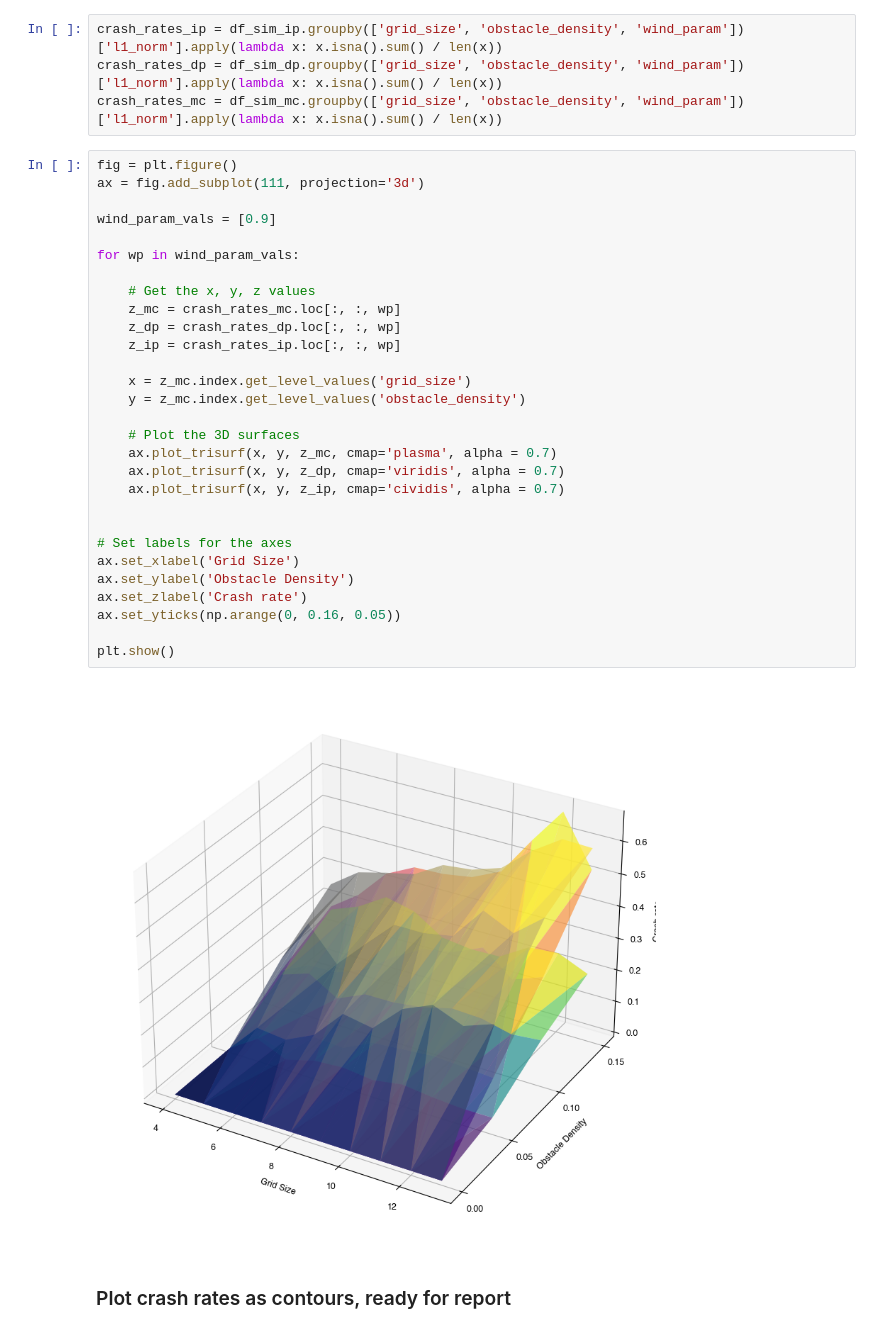
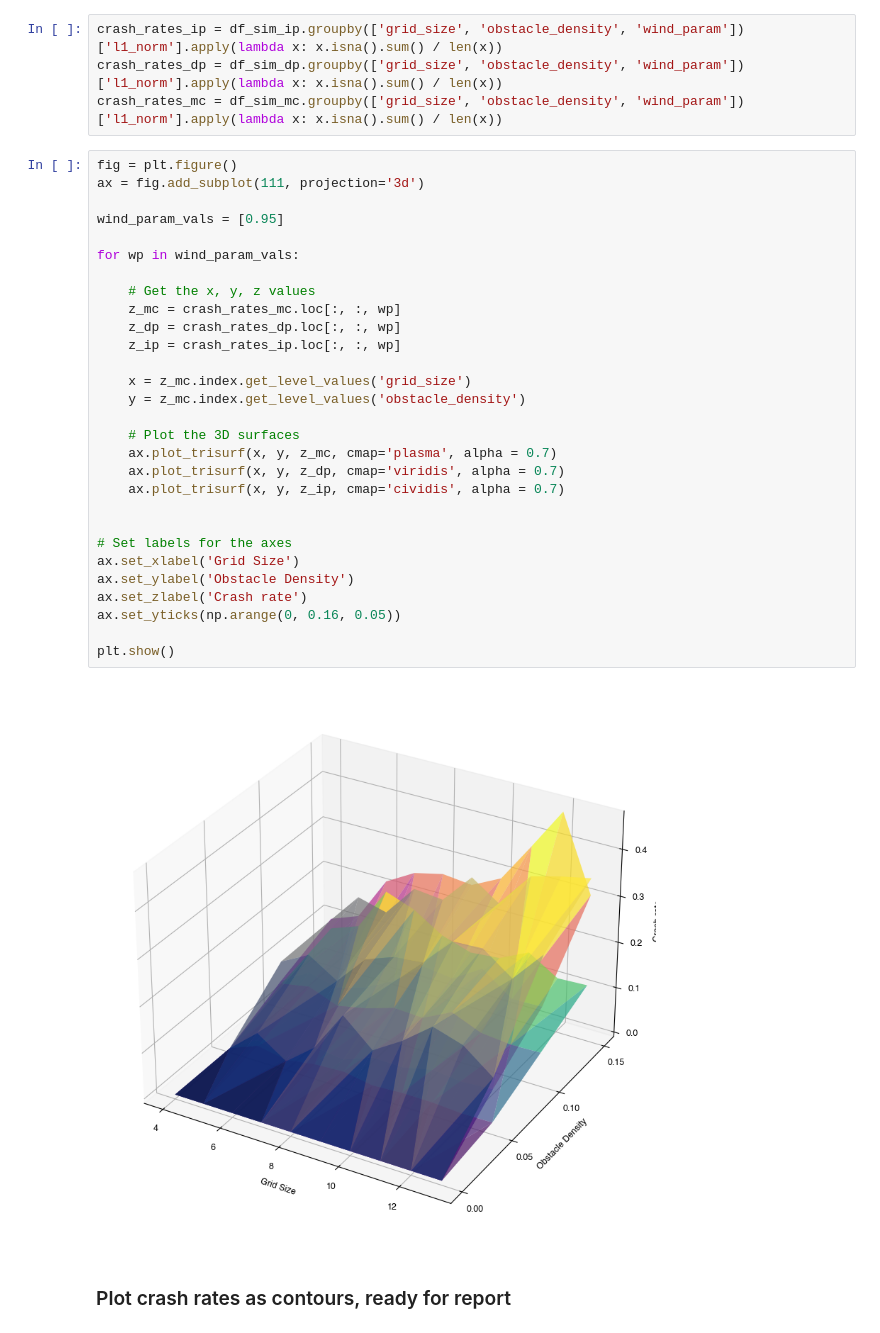
Before and after one commit to berkpereira/gridworld-numpy, a Jupyter notebook: eda_4d.ipynb, the cells around one changed output. Drawn from its saved outputs; the diff is of its cells as text.

Commit message:
added plots

```diff
--- a/eda_4d.ipynb
+++ b/eda_4d.ipynb
@@ -209,33 +212,33 @@ crash_rates_mc = df_sim_mc.groupby(['grid_size', 'obstacle_density', 'wind_param
 # %%
 fig = plt.figure()
 ax = fig.add_subplot(111, projection='3d')
 
-wind_param_vals = [0.9]
+wind_param_vals = [0.95]
 
 for wp in wind_param_vals:
 
     # Get the x, y, z values
     z_mc = crash_rates_mc.loc[:, :, wp]
     z_dp = crash_rates_dp.loc[:, :, wp]
     z_ip = crash_rates_ip.loc[:, :, wp]
 
     x = z_mc.index.get_level_values('grid_size')
     y = z_mc.index.get_level_values('obstacle_density')
 
     # Plot the 3D surfaces
     ax.plot_trisurf(x, y, z_mc, cmap='plasma', alpha = 0.7)
     ax.plot_trisurf(x, y, z_dp, cmap='viridis', alpha = 0.7)
     ax.plot_trisurf(x, y, z_ip, cmap='cividis', alpha = 0.7)
 
 
 # Set labels for the axes
 ax.set_xlabel('Grid Size')
 ax.set_ylabel('Obstacle Density')
 ax.set_zlabel('Crash rate')
 ax.set_yticks(np.arange(0, 0.16, 0.05))
 
 plt.show()
 # %% [output]
-[figure, old version]
+[figure, new version]
 # %% [markdown]
 ### Plot crash rates as contours, ready for report
```
Also changed, not shown: parts of 14 cells of this notebook.
